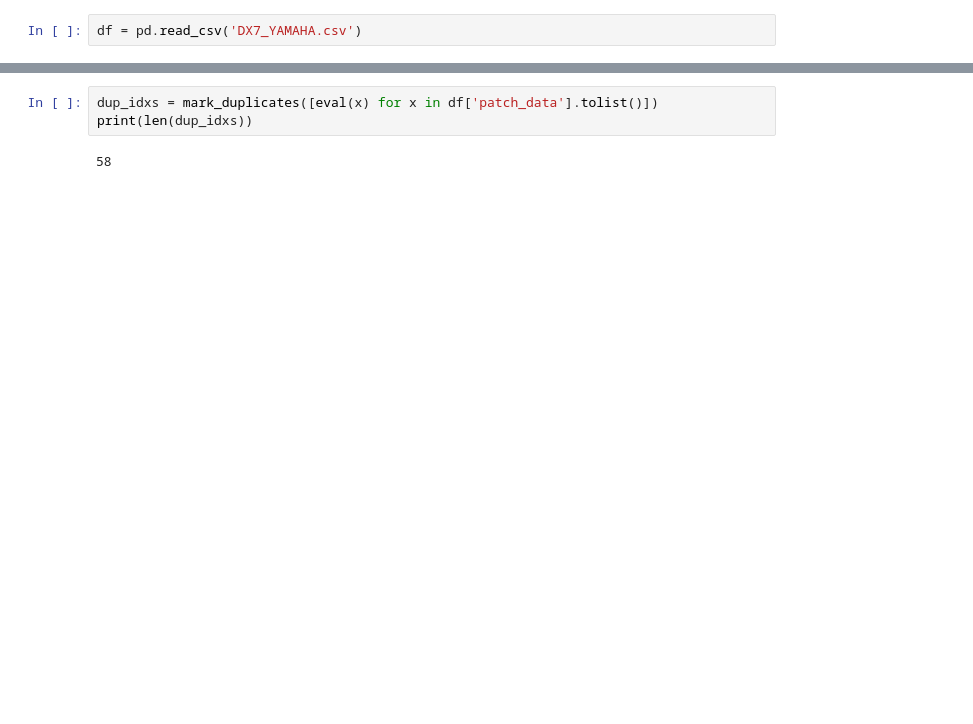
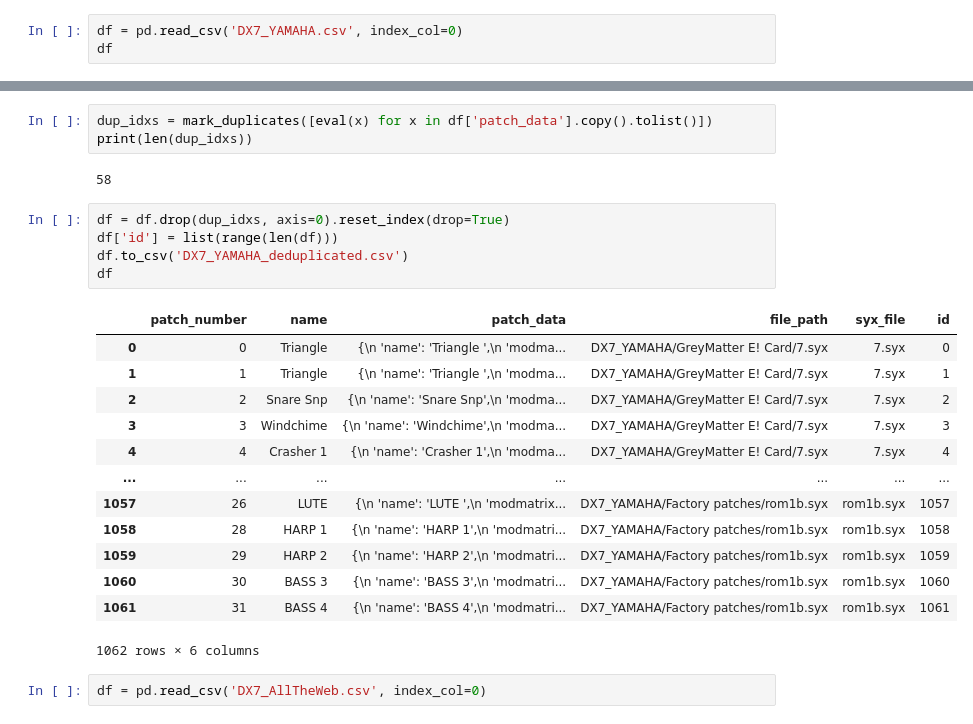
Before and after one commit to hoyso48/GCT634_final, a Jupyter notebook: dataset.ipynb, the cells around one changed output, grey strips where cells are left out. Drawn from its saved outputs; the diff is of its cells as text; blank space fills up the shorter version.

```diff
--- a/dataset.ipynb
+++ b/dataset.ipynb
@@ -291,4 +287,5 @@ def mark_duplicates(data_list, ignore_keys=('name', 'transpose')):
 
     return duplicates_idx
 # %%
-df = pd.read_csv('DX7_YAMAHA.csv')
+df = pd.read_csv('DX7_YAMAHA.csv', index_col=0)
+df
@@ -295,5 +306,26 @@ df = pd.read_csv('DX7_YAMAHA.csv')
 # %%
-dup_idxs = mark_duplicates([eval(x) for x in df['patch_data'].tolist()])
+dup_idxs = mark_duplicates([eval(x) for x in df['patch_data'].copy().tolist()])
 print(len(dup_idxs))
 # %% [output]
 58
+# %%
+df = df.drop(dup_idxs, axis=0).reset_index(drop=True)
+df['id'] = list(range(len(df)))
+df.to_csv('DX7_YAMAHA_deduplicated.csv')
+df
+# %% [output]
+|  | patch_number | name | patch_data | file_path | syx_file | id |
+| 0 | 0 | Triangle | {\n 'name': 'Triangle ',\n 'modma... | DX7_YAMAHA/GreyMatter E! Card/7.syx | 7.syx | 0 |
+| 1 | 1 | Triangle | {\n 'name': 'Triangle ',\n 'modma... | DX7_YAMAHA/GreyMatter E! Card/7.syx | 7.syx | 1 |
+| 2 | 2 | Snare Snp | {\n 'name': 'Snare Snp',\n 'modma... | DX7_YAMAHA/GreyMatter E! Card/7.syx | 7.syx | 2 |
+| 3 | 3 | Windchime | {\n 'name': 'Windchime',\n 'modma... | DX7_YAMAHA/GreyMatter E! Card/7.syx | 7.syx | 3 |
+| 4 | 4 | Crasher 1 | {\n 'name': 'Crasher 1',\n 'modma... | DX7_YAMAHA/GreyMatter E! Card/7.syx | 7.syx | 4 |
+| ... | ... | ... | ... | ... | ... | ... |
+| 1057 | 26 | LUTE | {\n 'name': 'LUTE ',\n 'modmatrix... | DX7_YAMAHA/Factory patches/rom1b.syx | rom1b.syx | 1057 |
+| 1058 | 28 | HARP 1 | {\n 'name': 'HARP 1',\n 'modmatri... | DX7_YAMAHA/Factory patches/rom1b.syx | rom1b.syx | 1058 |
+| 1059 | 29 | HARP 2 | {\n 'name': 'HARP 2',\n 'modmatri... | DX7_YAMAHA/Factory patches/rom1b.syx | rom1b.syx | 1059 |
+| 1060 | 30 | BASS 3 | {\n 'name': 'BASS 3',\n 'modmatri... | DX7_YAMAHA/Factory patches/rom1b.syx | rom1b.syx | 1060 |
+| 1061 | 31 | BASS 4 | {\n 'name': 'BASS 4',\n 'modmatri... | DX7_YAMAHA/Factory patches/rom1b.syx | rom1b.syx | 1061 |
+1062 rows × 6 columns
+# %%
+df = pd.read_csv('DX7_AllTheWeb.csv', index_col=0)
```
Also changed, not shown: parts of 25 cells of this notebook, 12 other files.
